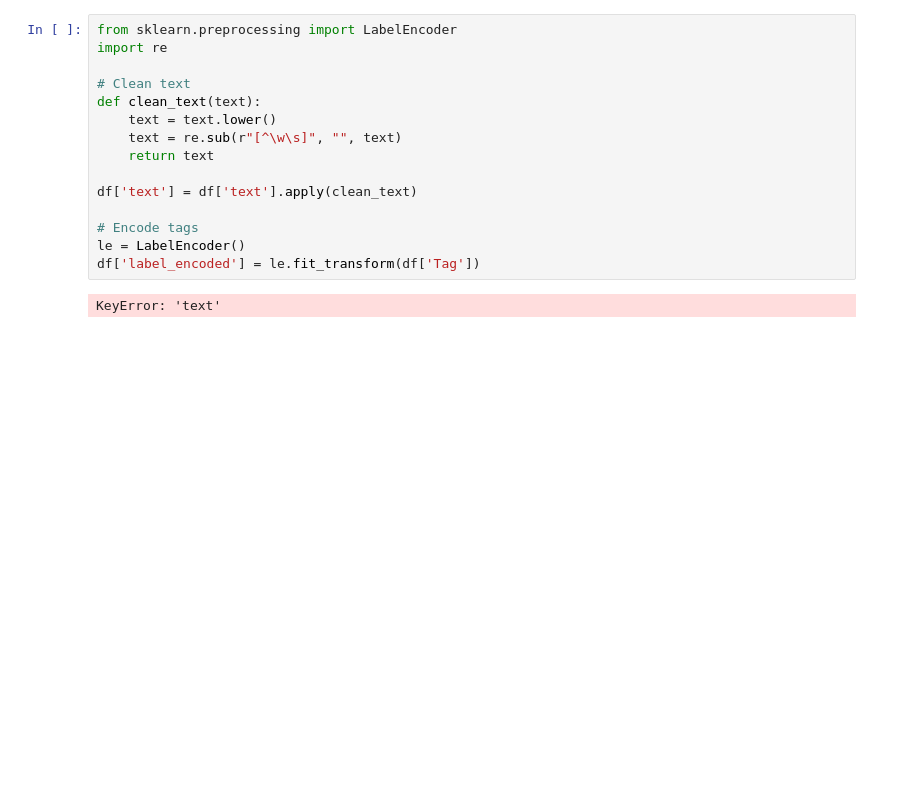
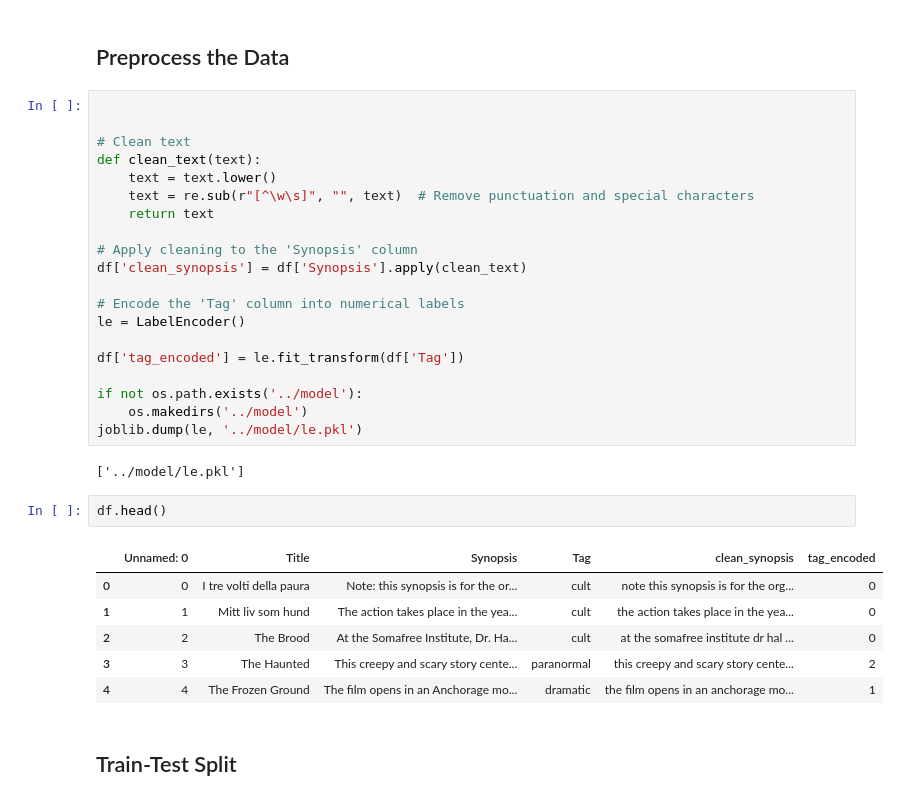
Before and after one commit to aminkhod/Text-labeling-app_Enhesa, a Jupyter notebook: notebook/01_EDA.ipynb, the cells around one changed output. Saved outputs shown, nothing was run; the diff lists cells and outputs as text; blank space fills up the shorter version.

Commit message:
Train models

```diff
--- a/notebook/01_EDA.ipynb
+++ b/notebook/01_EDA.ipynb
@@ -34,20 +48,38 @@ cult          1033
 paranormal     366
 dramatic       167
 Name: count, dtype: int64
+# %% [markdown]
+## Preprocess the Data
 # %%
-from sklearn.preprocessing import LabelEncoder
-import re
+
 
 # Clean text
 def clean_text(text):
     text = text.lower()
-    text = re.sub(r"[^\w\s]", "", text)
+    text = re.sub(r"[^\w\s]", "", text)  # Remove punctuation and special characters
     return text
 
-df['text'] = df['text'].apply(clean_text)
+# Apply cleaning to the 'Synopsis' column
+df['clean_synopsis'] = df['Synopsis'].apply(clean_text)
 
-# Encode tags
+# Encode the 'Tag' column into numerical labels
 le = LabelEncoder()
-df['label_encoded'] = le.fit_transform(df['Tag'])
+
+df['tag_encoded'] = le.fit_transform(df['Tag'])
+
+if not os.path.exists('../model'):
+    os.makedirs('../model')
+joblib.dump(le, '../model/le.pkl')
 # %% [output]
-KeyError: 'text'
+['../model/le.pkl']
+# %%
+df.head()
+# %% [output]
+|  | Unnamed: 0 | Title | Synopsis | Tag | clean_synopsis | tag_encoded |
+| 0 | 0 | I tre volti della paura | Note: this synopsis is for the or... | cult | note this synopsis is for the org... | 0 |
+| 1 | 1 | Mitt liv som hund | The action takes place in the yea... | cult | the action takes place in the yea... | 0 |
+| 2 | 2 | The Brood | At the Somafree Institute, Dr. Ha... | cult | at the somafree institute dr hal ... | 0 |
+| 3 | 3 | The Haunted | This creepy and scary story cente... | paranormal | this creepy and scary story cente... | 2 |
+| 4 | 4 | The Frozen Ground | The film opens in an Anchorage mo... | dramatic | the film opens in an anchorage mo... | 1 |
+# %% [markdown]
+## Train-Test Split
```
Also changed, not shown: parts of 19 cells of this notebook, 19 other files.
